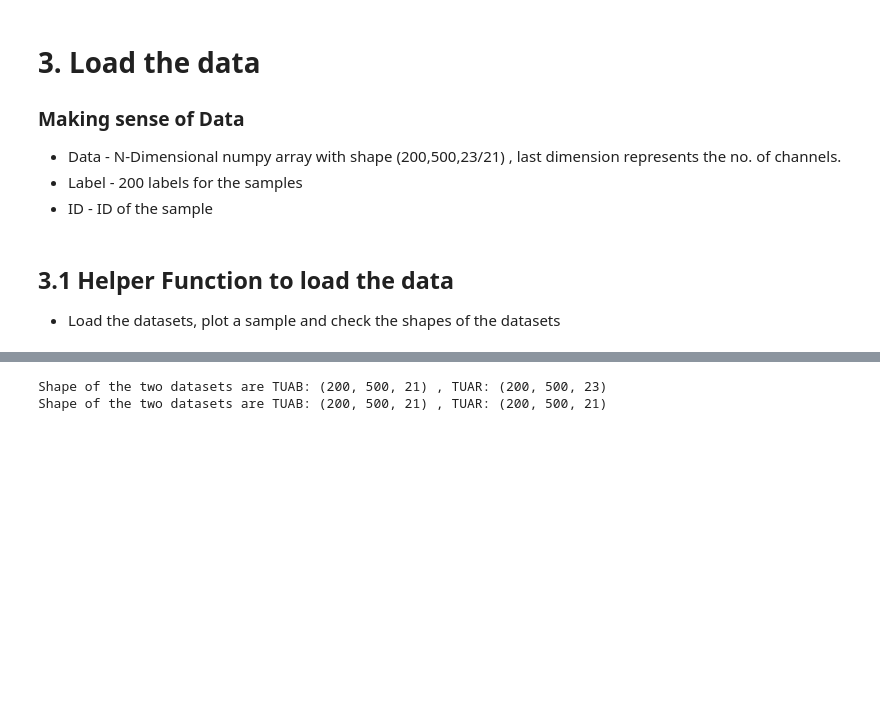
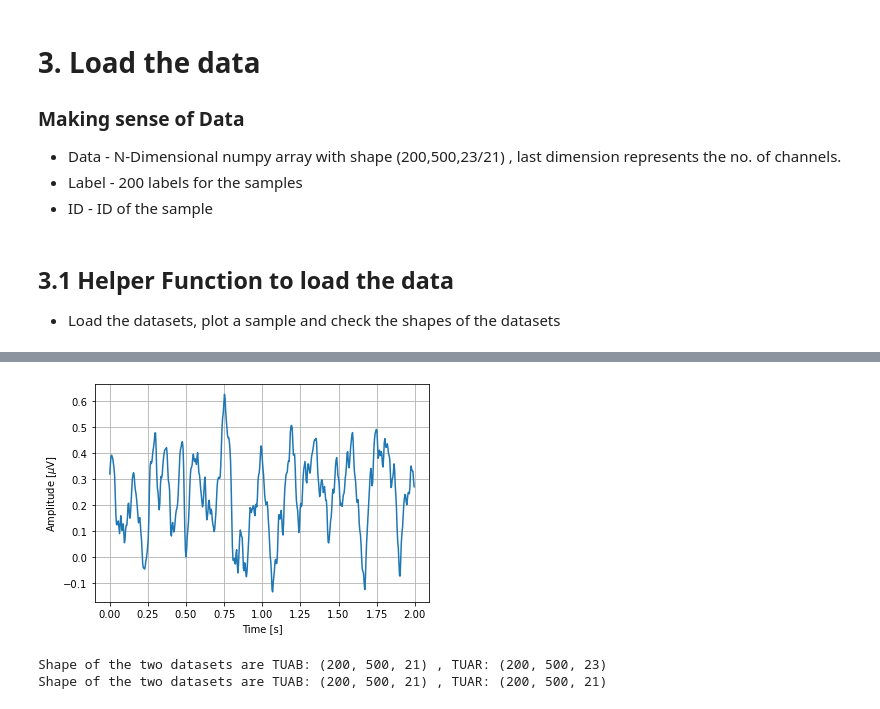
Before and after one commit to kalarimonk/ehealth, a Jupyter notebook: Learning EEG Data Quality.ipynb, the cells around one changed output, grey strips where cells are left out. Saved outputs shown, nothing was run; the diff lists cells and outputs as text; code cells hidden in the pictures; blank space fills up the shorter version.

```diff
--- a/Learning EEG Data Quality.ipynb
+++ b/Learning EEG Data Quality.ipynb
@@ -117,3 +130,16 @@ plt.show()
+# %%
+fig = plt.figure
+time = np.arange(0,2,1/250)
+plt.plot(time, data_ar[150,:,4])
+plt.tight_layout
+plt.ylabel('Amplitude [$\mu$V]')
+# plt.title('Normal EEG - Channel 4 (fs=250Hz)')
+plt.xlabel('Time [s]')
+plt.grid(True)
+plt.savefig('normal_eeg_signal', dpi = 300)
+plt.show()
+# %% [output]
+[figure, added]
 # %%
 # Shape of the two datasets and Removing uncommon channels from TUAR dataset
 
```
Also changed, not shown: parts of 38 cells of this notebook.
